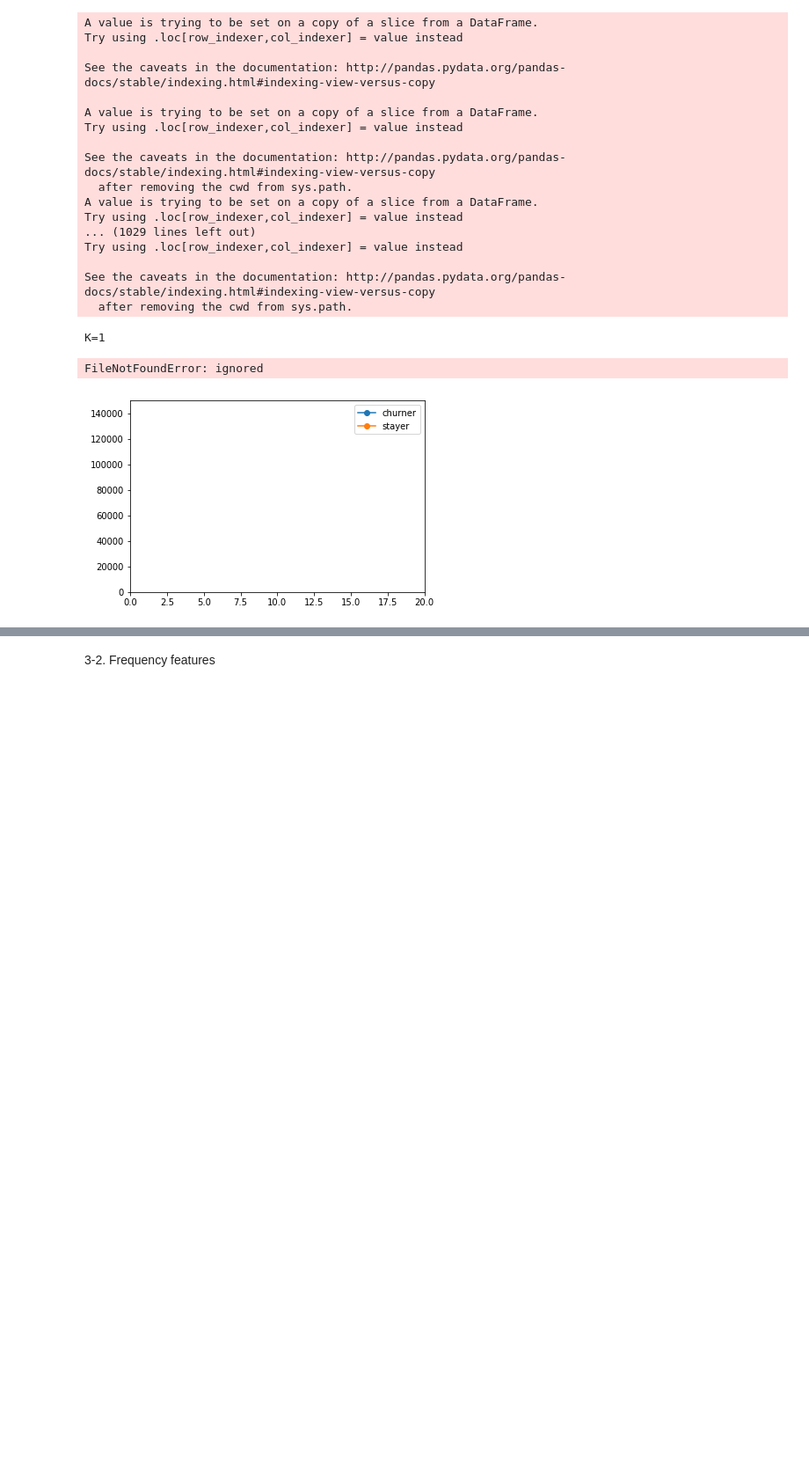
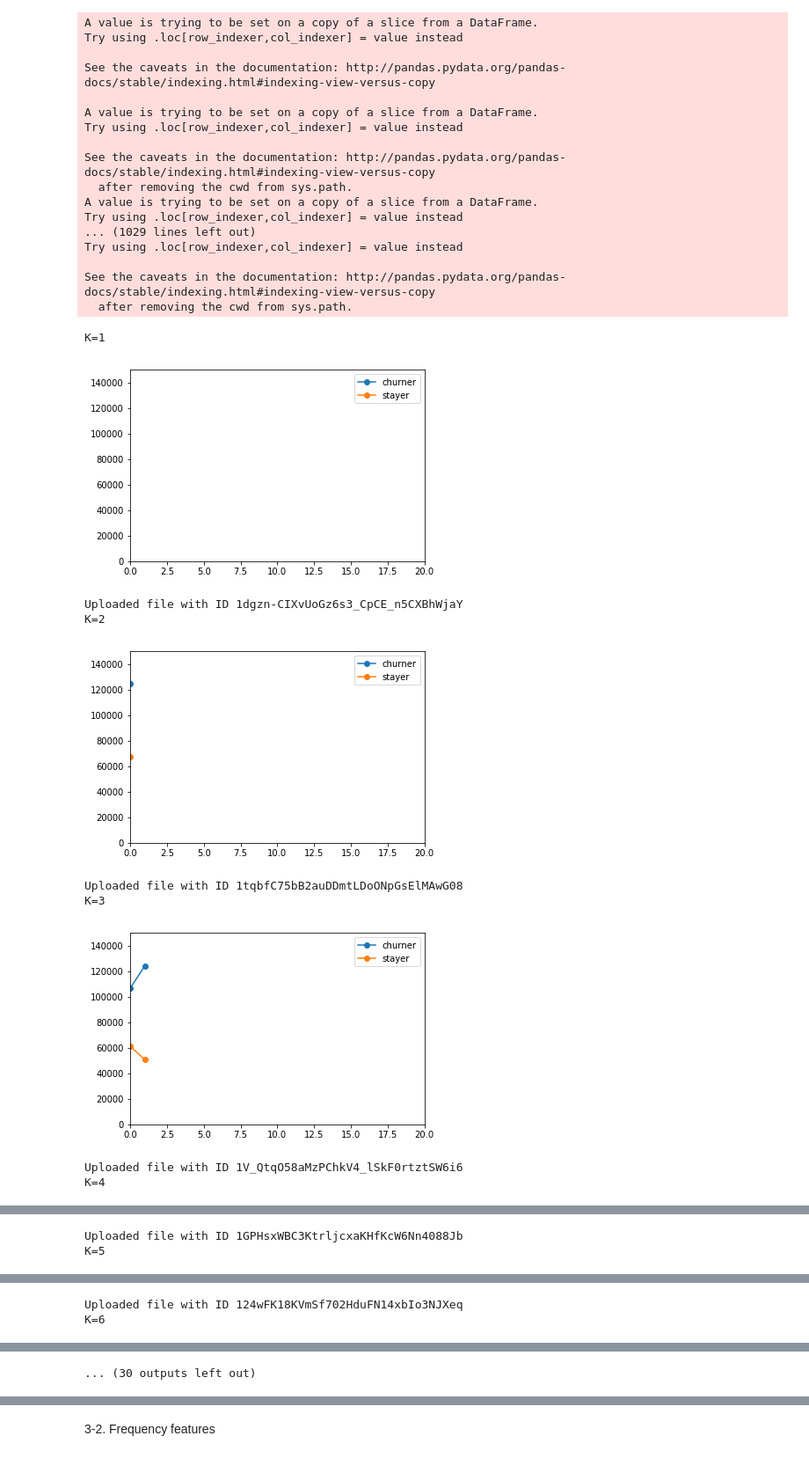
Before and after one commit to yvonny/churn, a Jupyter notebook: ChurnPredictionBaseline.ipynb, the cells around one changed output, grey strips where cells are left out. Shown at 88% size. Cells and saved outputs as stored; diff of their text form; code cells hidden in the pictures; blank space fills up the shorter version.

```diff
--- a/ChurnPredictionBaseline.ipynb
+++ b/ChurnPredictionBaseline.ipynb
@@ -379,34 +349,44 @@ See the caveats in the documentation: http://pandas.pydata.org/pandas-docs/stabl
 # %%
 # Figure 2: Gap between posts
 #    For a user who churns, gap between consecutive posts keeps increasing.
 #    Gaps for those who stay are much lower, and stabilize around 20,000 minutes,
 #    indicating routine posting activity in every ≈2 weeks.
 clist = []
 slist = []
+subt = []
 for K in list_of_K:
     subgroup = features_of_task1[K]
     churners_gap = []
     stayers_gap = []
     for i in range(2, K+1):
         gapK = 'gap{}'.format(i)
         sum_gapK = list(subgroup.groupby('is_churn')[gapK].sum())
         count_gapK = list(subgroup.groupby('is_churn')[gapK].count())
         if len(sum_gapK) < 2:
             break
         churners_gap.append(sum_gapK[1] / count_gapK[1])
         stayers_gap.append(sum_gapK[0] / count_gapK[0])
-
+    subt.append('K = %s'%K)
     clist.append(churners_gap)
     slist.append(stayers_gap)
 
     print("K={}".format(K))
     plt.plot(churners_gap, '-o', label='churner')
     plt.plot(stayers_gap, '-o', label='stayer')
     plt.legend()
     plt.axis((0,20,0,15e4))
+
+    plt.show()
+    plt.savefig('task1_{0}posts_{1}.png'.format(K,'TimeGap1OfUser'))
     store_df_at_google_drive('task1_{0}posts_{1}'.format(K,'TimeGap1OfUser'),pd.DataFrame(),'png')
-    plt.show()
 # %% [output]
 K=1
+[figure]
-FileNotFoundError: ignored
+Uploaded file with ID 1dgzn-CIXvUoGz6s3_CpCE_n5CXBhWjaY
+K=2
-[figure]
+[figure, added]
+Uploaded file with ID 1tqbfC75bB2auDDmtLDoONpGsElMAwG08
+K=3
+[figure, added]
+Uploaded file with ID 1V_QtqO58aMzPChkV4_lSkF0rtztSW6i6
+K=4
@@ -412,0 +394,2 @@ FileNotFoundError: ignored
+Uploaded file with ID 1GPHsxWBC3KtrljcxaKHfKcW6Nn4088Jb
+K=5
@@ -412,0 +397,2 @@ FileNotFoundError: ignored
+Uploaded file with ID 124wFK18KVmSf702HduFN14xbIo3NJXeq
+K=6
@@ -413,3 +400,4 @@ FileNotFoundError: ignored
+... (30 outputs left out)
 # %%
 fig = plt.figure()
 ax1 = fig.add_subplot(2, 2, 1)
```
Also changed, not shown: parts of 17 cells of this notebook.
